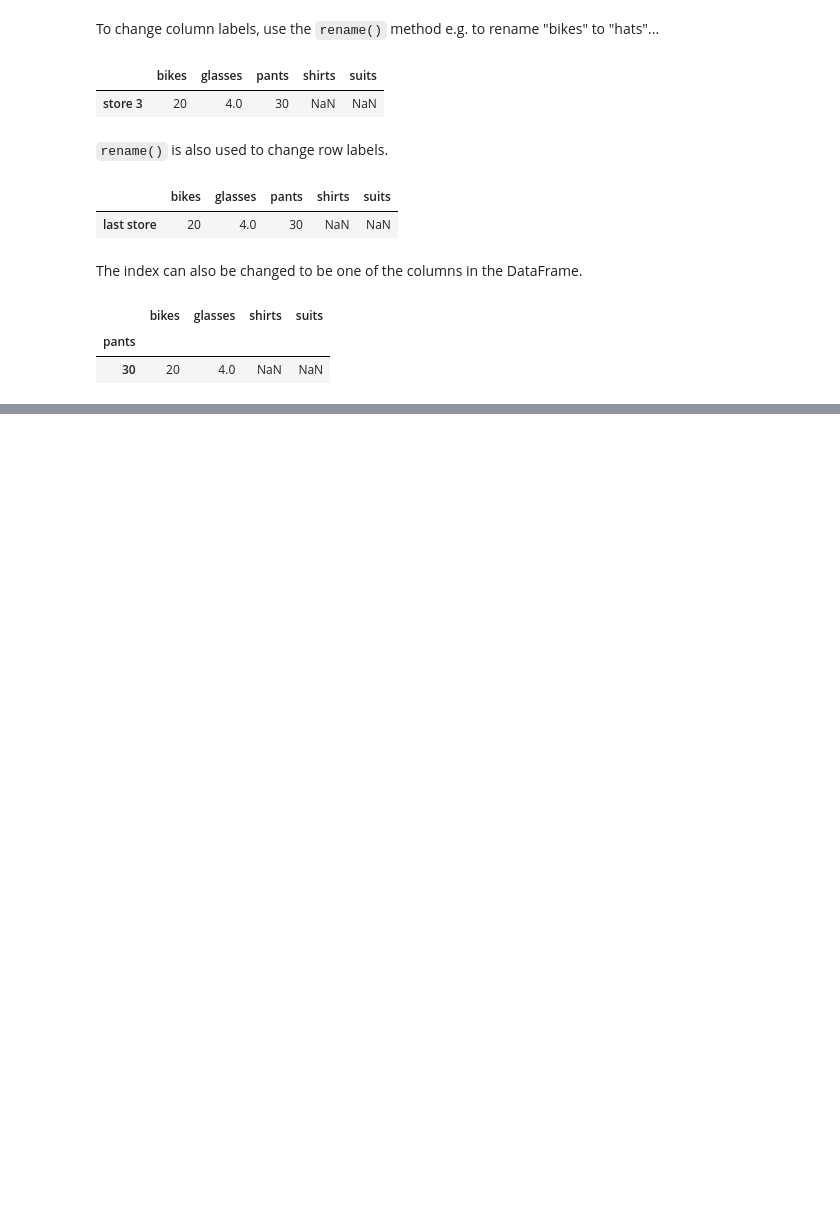
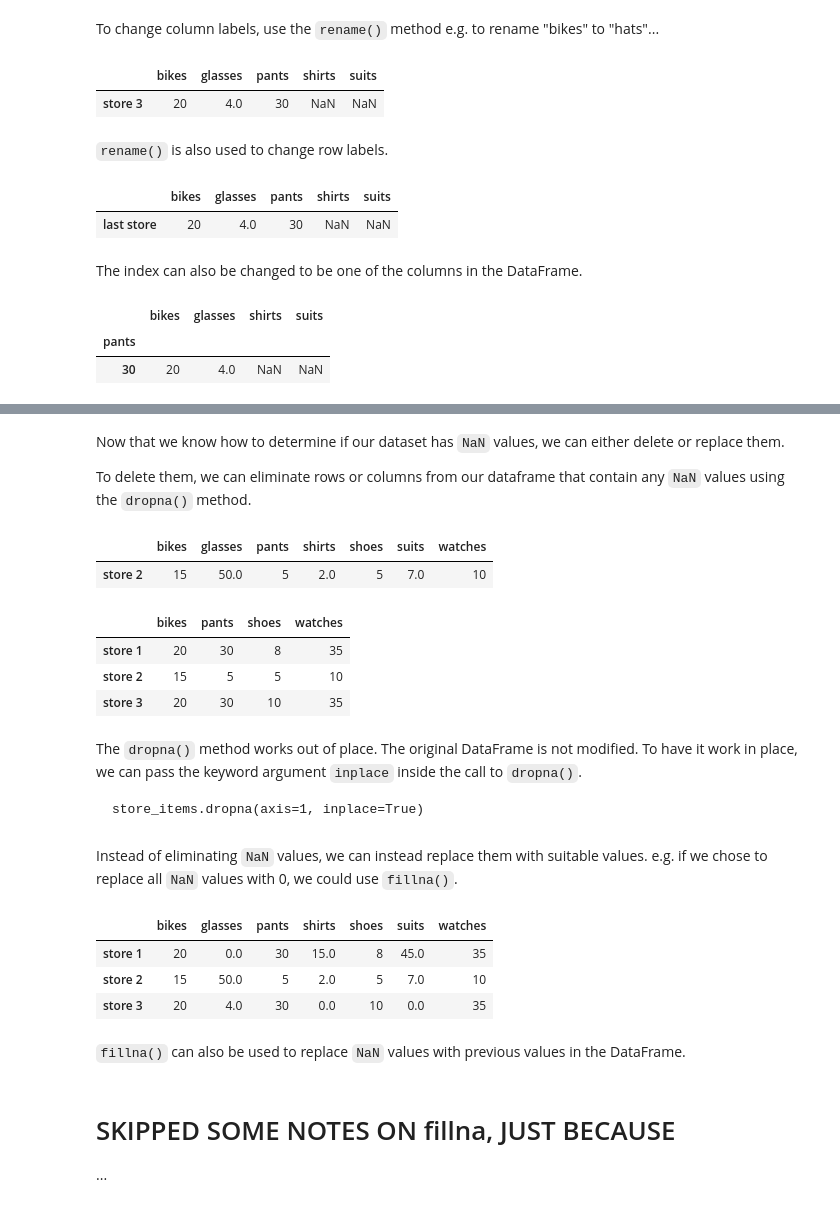
Before and after one commit to lewisemm/congenial-waffle, a Jupyter notebook: pandas/Pandas.ipynb, the cells around one changed output, grey strips where cells are left out. Drawn from its saved outputs; the diff is of its cells as text; code cells hidden in the pictures; blank space fills up the shorter version.

````diff
--- a/pandas/Pandas.ipynb
+++ b/pandas/Pandas.ipynb
@@ -678,0 +772,39 @@ store_items
+# %% [markdown]
+Now that we know how to determine if our dataset has `NaN` values, we can either delete or replace them.
+
+To delete them, we can eliminate rows or columns from our dataframe that contain any `NaN` values using the `dropna()` method.
+# %%
+# drop any rows with NaN
+store_items.dropna(axis=0)
+# %% [output]
+|  | bikes | glasses | pants | shirts | shoes | suits | watches |
+| store 2 | 15 | 50.0 | 5 | 2.0 | 5 | 7.0 | 10 |
+# %%
+# drop any columns with NaN
+store_items.dropna(axis=1)
+# %% [output]
+|  | bikes | pants | shoes | watches |
+| store 1 | 20 | 30 | 8 | 35 |
+| store 2 | 15 | 5 | 5 | 10 |
+| store 3 | 20 | 30 | 10 | 35 |
+# %% [markdown]
+The `dropna()` method works out of place. The original DataFrame is not modified. To have it work in place, we can pass the keyword argument `inplace` inside the call to `dropna()`.
+
+```
+store_items.dropna(axis=1, inplace=True)
+```
+# %% [markdown]
+Instead of eliminating `NaN` values, we can instead replace them with suitable values. e.g. if we chose to replace all `NaN` values with 0, we could use `fillna()`.
+# %%
+store_items.fillna(0)
+# %% [output]
+|  | bikes | glasses | pants | shirts | shoes | suits | watches |
+| store 1 | 20 | 0.0 | 30 | 15.0 | 8 | 45.0 | 35 |
+| store 2 | 15 | 50.0 | 5 | 2.0 | 5 | 7.0 | 10 |
+| store 3 | 20 | 4.0 | 30 | 0.0 | 10 | 0.0 | 35 |
+# %% [markdown]
+`fillna()` can also be used to replace `NaN` values with previous values in the DataFrame.
+# %% [markdown]
+# SKIPPED SOME NOTES ON fillna, JUST BECAUSE
+
+...
````
Also changed, not shown: parts of 12 cells of this notebook.
